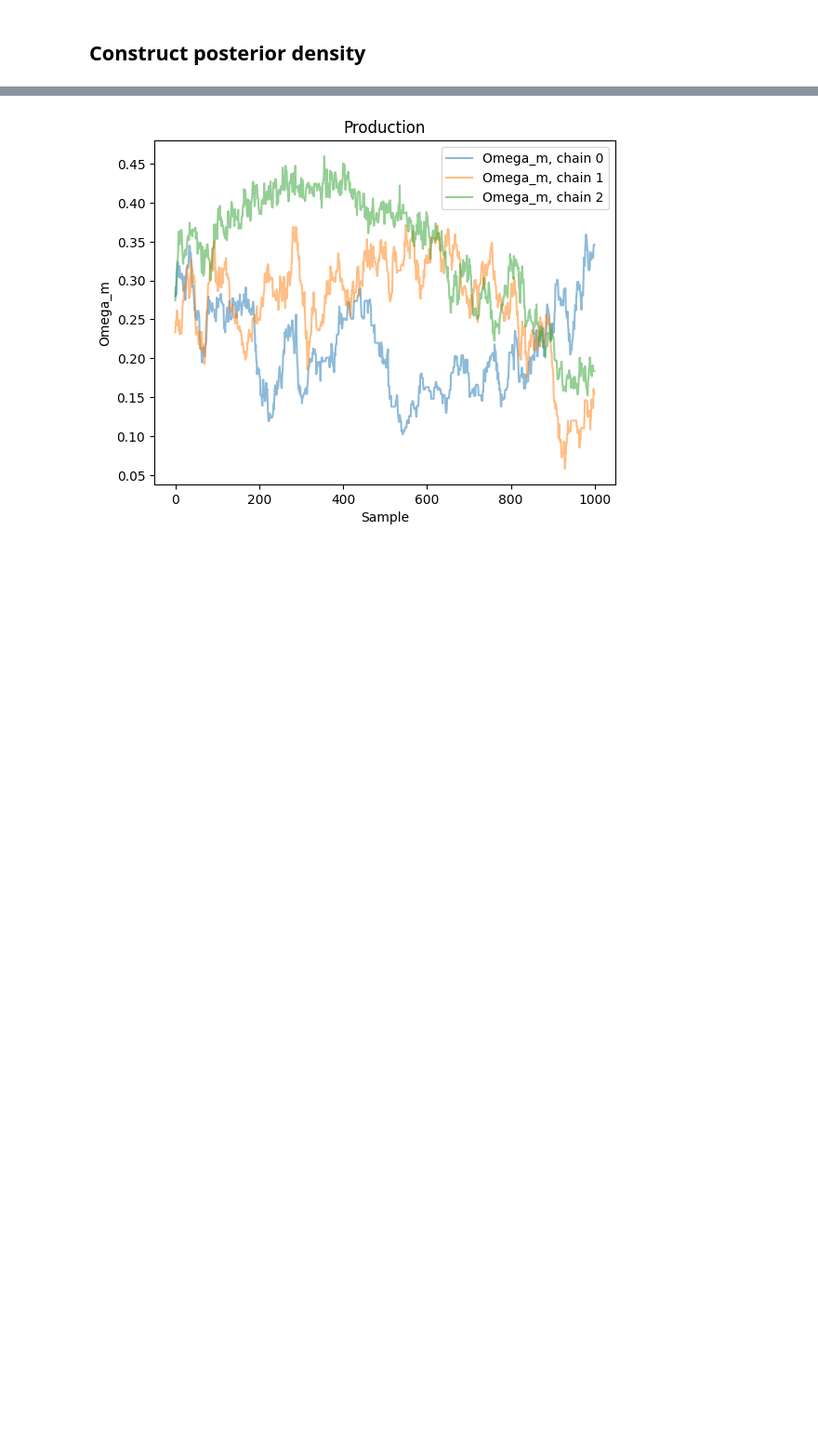
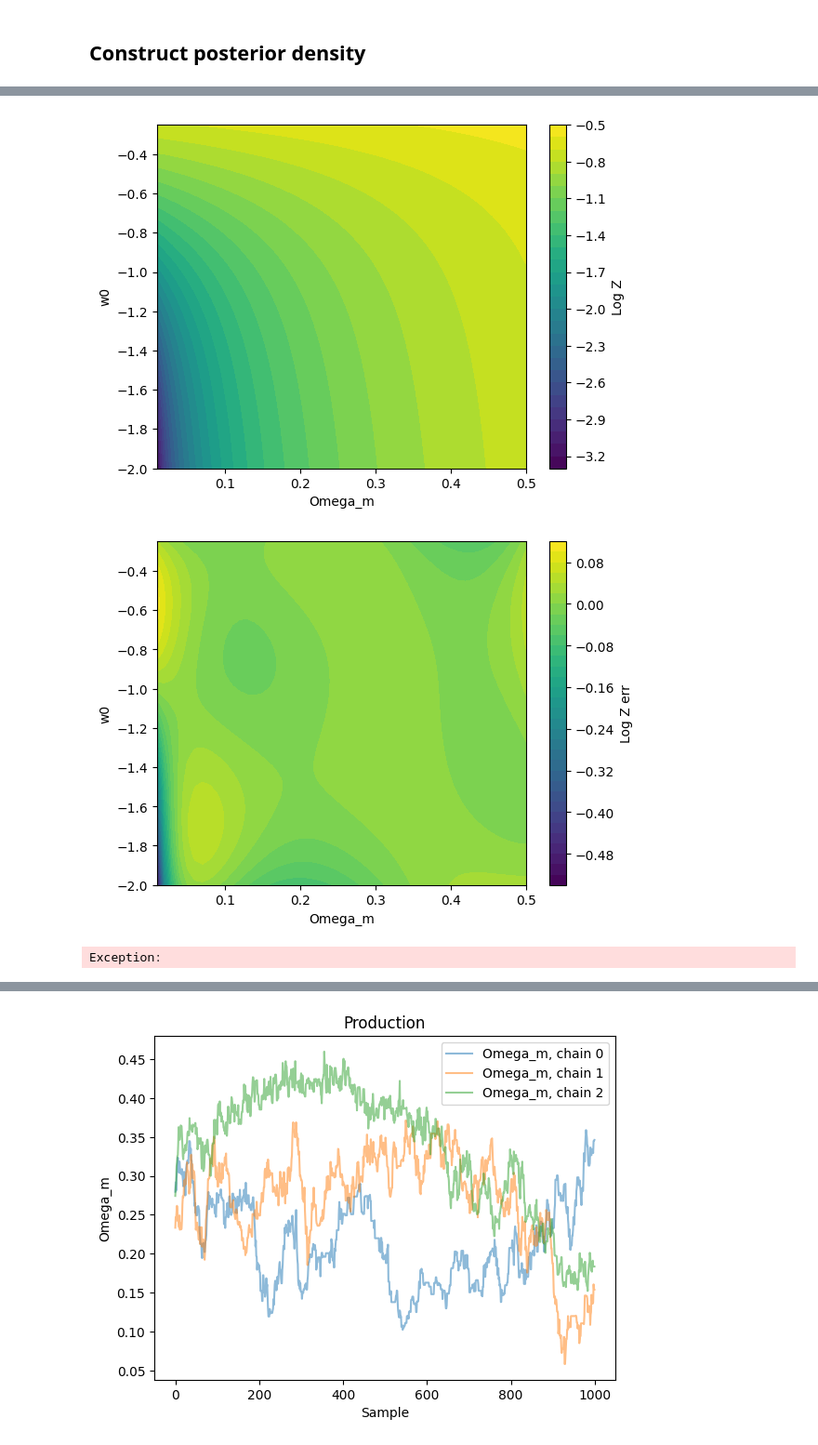
Before and after one commit to ConnorStoneAstro/cosmographi, a Jupyter notebook: docs/zmucosmology v2.ipynb, the cells around one changed output, grey strips where cells are left out. Shown at 93% size. Saved outputs shown, nothing was run; the diff lists cells and outputs as text; code cells hidden in the pictures; blank space fills up the shorter version.

```diff
--- a/docs/zmucosmology v2.ipynb
+++ b/docs/zmucosmology v2.ipynb
@@ -318,0 +319,13 @@ plt.show()
+# %%
+key, subkey = jax.random.split(key)
+x_poly = cg.utils.superuniform(subkey, 50, 2, bounds=((0.01, -2.0), (0.5, -0.25)))
+LZ_poly = cg.utils.vmap_chunked1d(
+    lambda x: posterior.likelihood.logP_d1(posterior.likelihood.cov[0], x),
+    chunk_size=5,
+    prog_bar=True,
+)(x_poly).block_until_ready()
+res = cg.utils.tdp_regression(x_poly, LZ_poly, degree=4)
+print(res)
+LZ_poly_fit = cg.utils.tdp_evaluate(x_poly, res[0], res[1])
+print(LZ_poly_fit - LZ_poly)
+print(jnp.std(LZ_poly_fit - LZ_poly))
@@ -319,3 +350,38 @@ plt.show()
+# %%
+N = 50
+Om = jnp.linspace(0.01, 0.5, N)
+Ow = jnp.linspace(-2, -0.25, N)
+x = jnp.stack(jnp.meshgrid(Om, Ow, indexing="xy"), axis=-1)
+LZ = (
+    cg.utils.vmap_chunked1d(
+        lambda x: posterior.likelihood.logP_d1(posterior.likelihood.cov[0], x),
+        chunk_size=5,
+        prog_bar=True,
+    )(x.reshape(-1, 2))
+    .reshape(N, N)
+    .block_until_ready()
+)
+# %%
+plt.contourf(Om, Ow, LZ, levels=32, cmap="viridis")
+# plt.axvline(cosmo_mean[0], color="r", linestyle="--", label="True Omega_m")
+# plt.axhline(cosmo_mean[1], color="r", linestyle="--", label="True w0")
+plt.colorbar(label="Log Z")
+plt.xlabel("Omega_m")
+plt.ylabel("w0")
+plt.show()
+LZ_poly = cg.utils.tdp_evaluate(x.reshape(-1, 2), res[0], res[1]).reshape(N, N)
+plt.contourf(Om, Ow, LZ - LZ_poly, levels=32, cmap="viridis")
+plt.colorbar(label="Log Z err")
+plt.xlabel("Omega_m")
+plt.ylabel("w0")
+plt.show()
+# %% [output]
+[figure, added]
+[figure, added]
+# %%
+raise Exception()
+# %% [output]
+Exception:
 # %%
 N = 50
 Om = jnp.linspace(0.01, 0.5, N)
```
Also changed, not shown: parts of 10 cells of this notebook, 3 other files.
